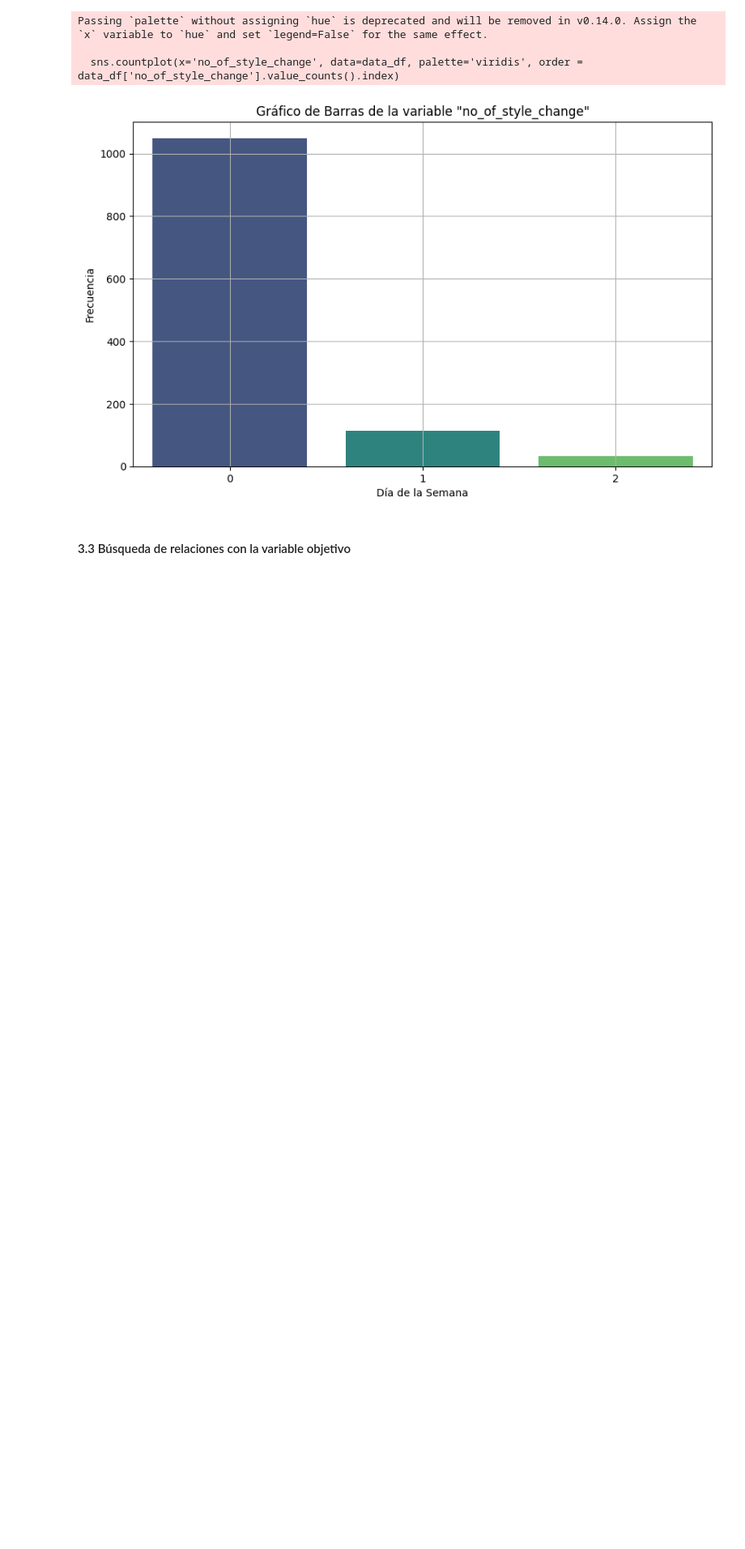
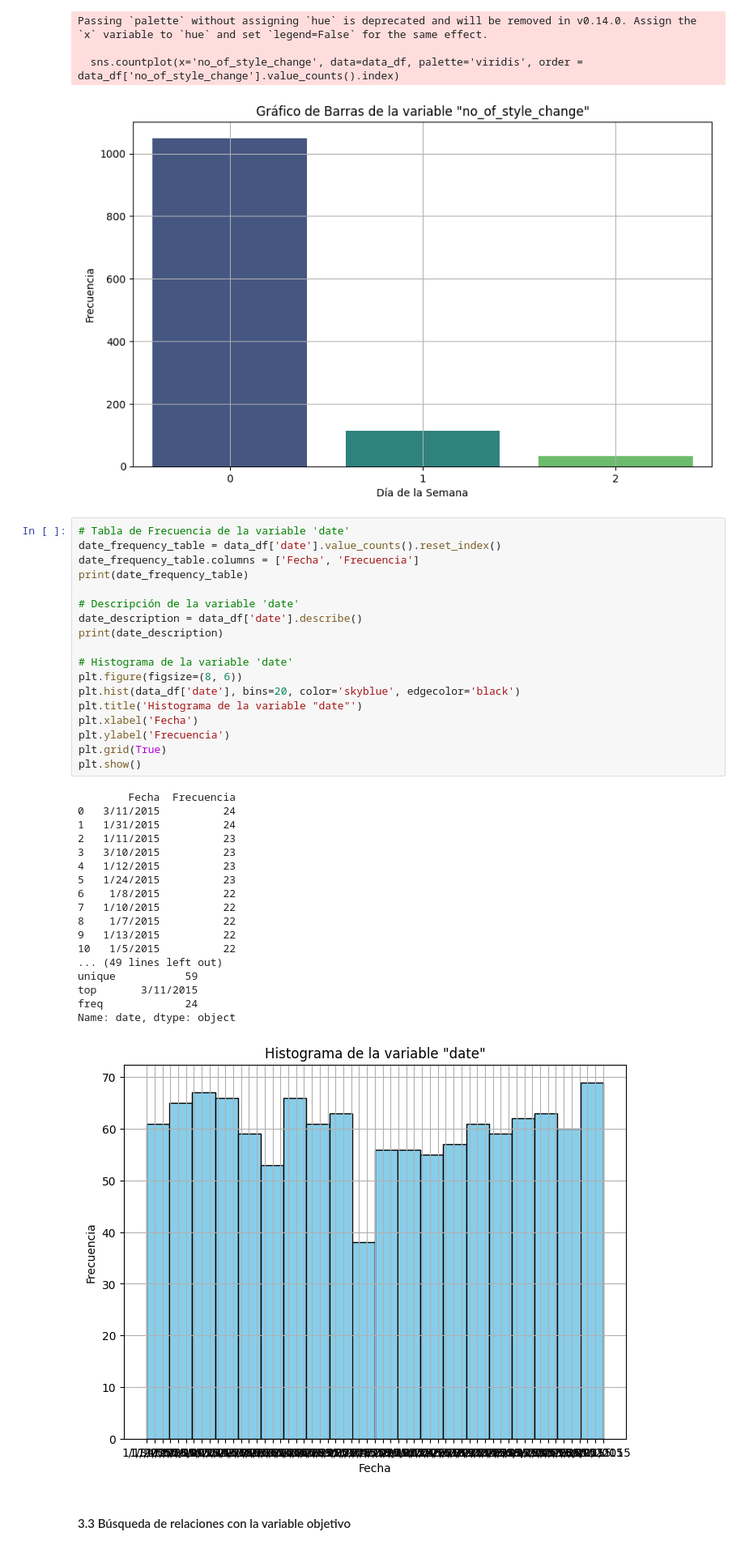
Before and after one commit to vcalderonmol/Proyecto1-Analitica, a Jupyter notebook: Tarea 3.ipynb, the cells around one changed output. Shown at 81% size. Saved outputs shown, nothing was run; the diff lists cells and outputs as text; blank space fills up the shorter version.

Commit message:
Update Tarea 3.ipynb
tarea 3 date

```diff
--- a/Tarea 3.ipynb
+++ b/Tarea 3.ipynb
@@ -743,6 +736,43 @@ Passing `palette` without assigning `hue` is deprecated and will be removed in v
 
   sns.countplot(x='no_of_style_change', data=data_df, palette='viridis', order = data_df['no_of_style_change'].value_counts().index)
 [figure]
+# %%
+# Tabla de Frecuencia de la variable 'date'
+date_frequency_table = data_df['date'].value_counts().reset_index()
+date_frequency_table.columns = ['Fecha', 'Frecuencia']
+print(date_frequency_table)
+
+# Descripción de la variable 'date'
+date_description = data_df['date'].describe()
+print(date_description)
+
+# Histograma de la variable 'date'
+plt.figure(figsize=(8, 6))
+plt.hist(data_df['date'], bins=20, color='skyblue', edgecolor='black')
+plt.title('Histograma de la variable "date"')
+plt.xlabel('Fecha')
+plt.ylabel('Frecuencia')
+plt.grid(True)
+plt.show()
+# %% [output]
+        Fecha  Frecuencia
+0   3/11/2015          24
+1   1/31/2015          24
+2   1/11/2015          23
+3   3/10/2015          23
+4   1/12/2015          23
+5   1/24/2015          23
+6    1/8/2015          22
+7   1/10/2015          22
+8    1/7/2015          22
+9   1/13/2015          22
+10   1/5/2015          22
+... (49 lines left out)
+unique           59
+top       3/11/2015
+freq             24
+Name: date, dtype: object
+[figure, added]
 # %% [markdown]
 #### 3.3 Búsqueda de relaciones con la variable objetivo
 # %%
```
Also changed, not shown: parts of 1 cell of this notebook.
